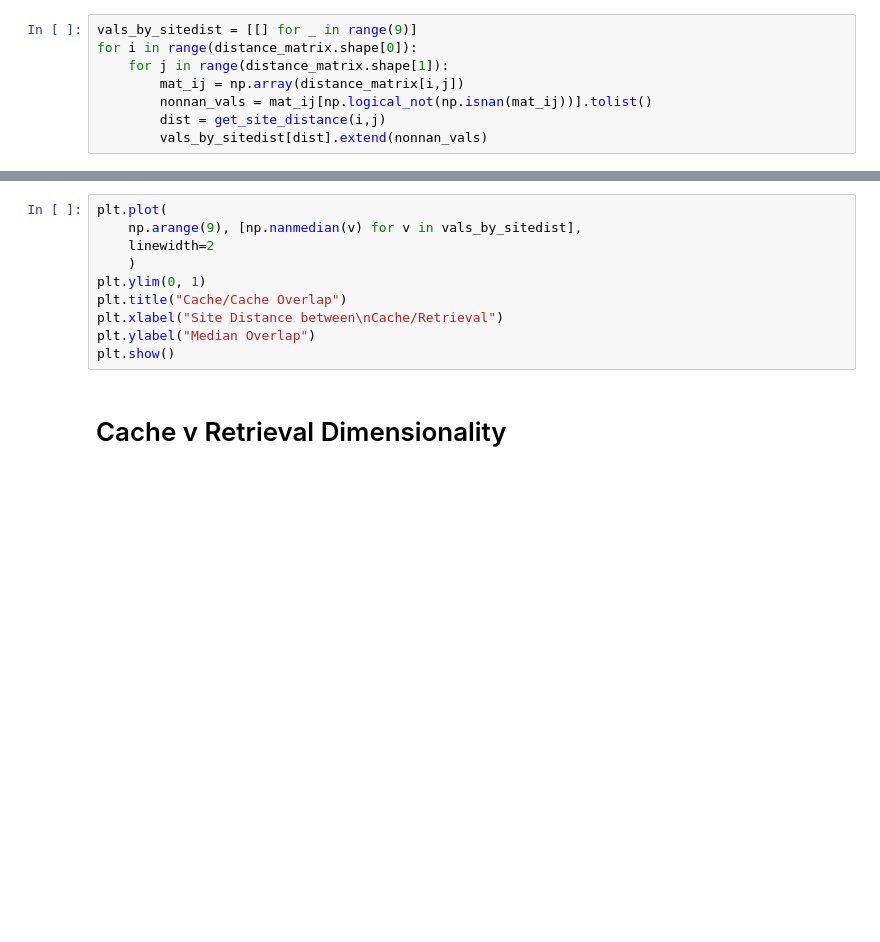
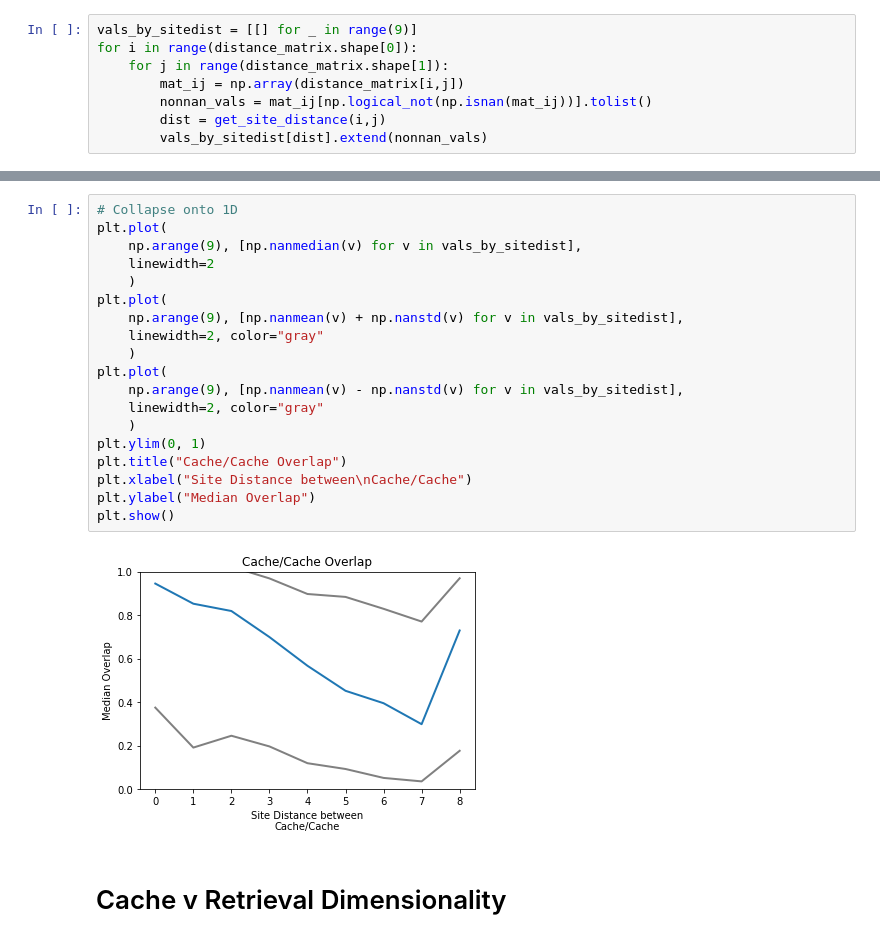
Before and after one commit to chingf/cache-arena-analysis, a Jupyter notebook: notebooks/2-population-reactivation-analysis/3-reactivation-distance-matrices.ipynb, the cells around one changed output, grey strips where cells are left out. Drawn from its saved outputs; the diff is of its cells as text; blank space fills up the shorter version.

```diff
--- a/notebooks/2-population-reactivation-analysis/3-reactivation-distance-matrices.ipynb
+++ b/notebooks/2-population-reactivation-analysis/3-reactivation-distance-matrices.ipynb
@@ -157,13 +161,24 @@ plt.colorbar()
 # %%
+# Collapse onto 1D
 plt.plot(
     np.arange(9), [np.nanmedian(v) for v in vals_by_sitedist],
     linewidth=2
     )
+plt.plot(
+    np.arange(9), [np.nanmean(v) + np.nanstd(v) for v in vals_by_sitedist],
+    linewidth=2, color="gray"
+    )
+plt.plot(
+    np.arange(9), [np.nanmean(v) - np.nanstd(v) for v in vals_by_sitedist],
+    linewidth=2, color="gray"
+    )
 plt.ylim(0, 1)
 plt.title("Cache/Cache Overlap")
-plt.xlabel("Site Distance between\nCache/Retrieval")
+plt.xlabel("Site Distance between\nCache/Cache")
 plt.ylabel("Median Overlap")
 plt.show()
+# %% [output]
+[figure, added]
 # %% [markdown]
 # Cache v Retrieval Dimensionality
 # %% [markdown]
```
Also changed, not shown: parts of 7 cells of this notebook, 7 other files.
